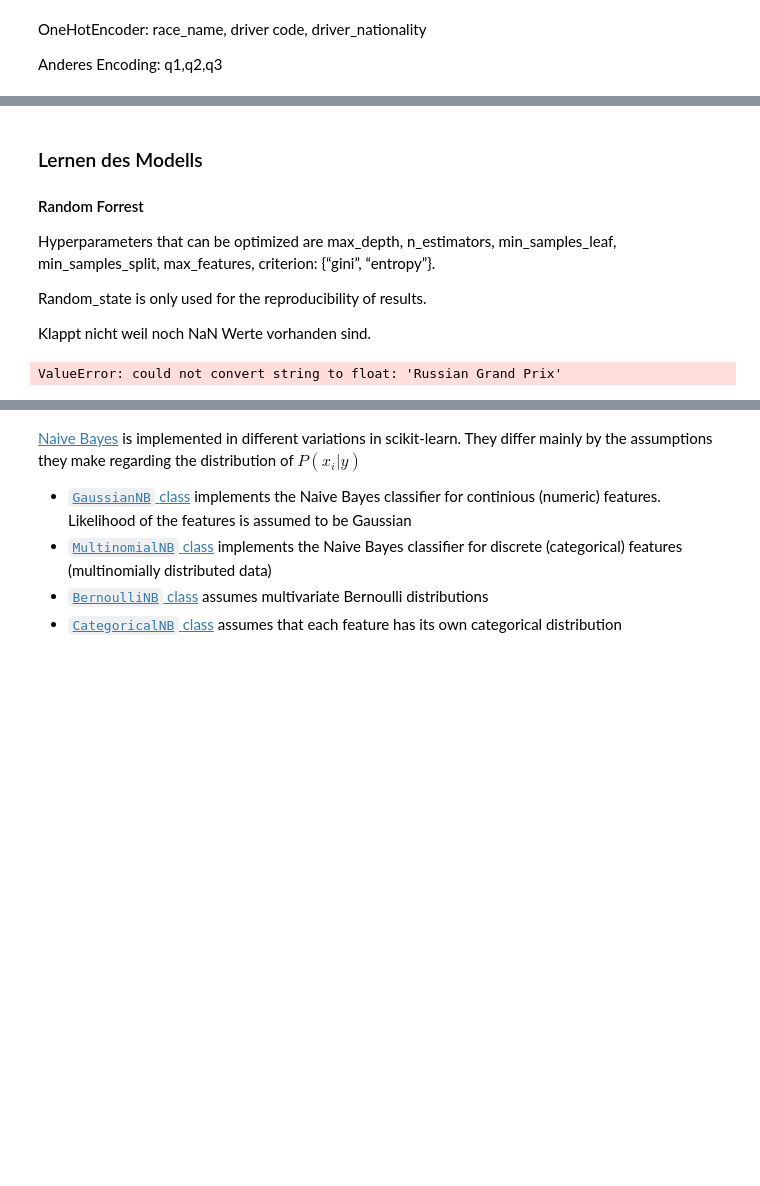
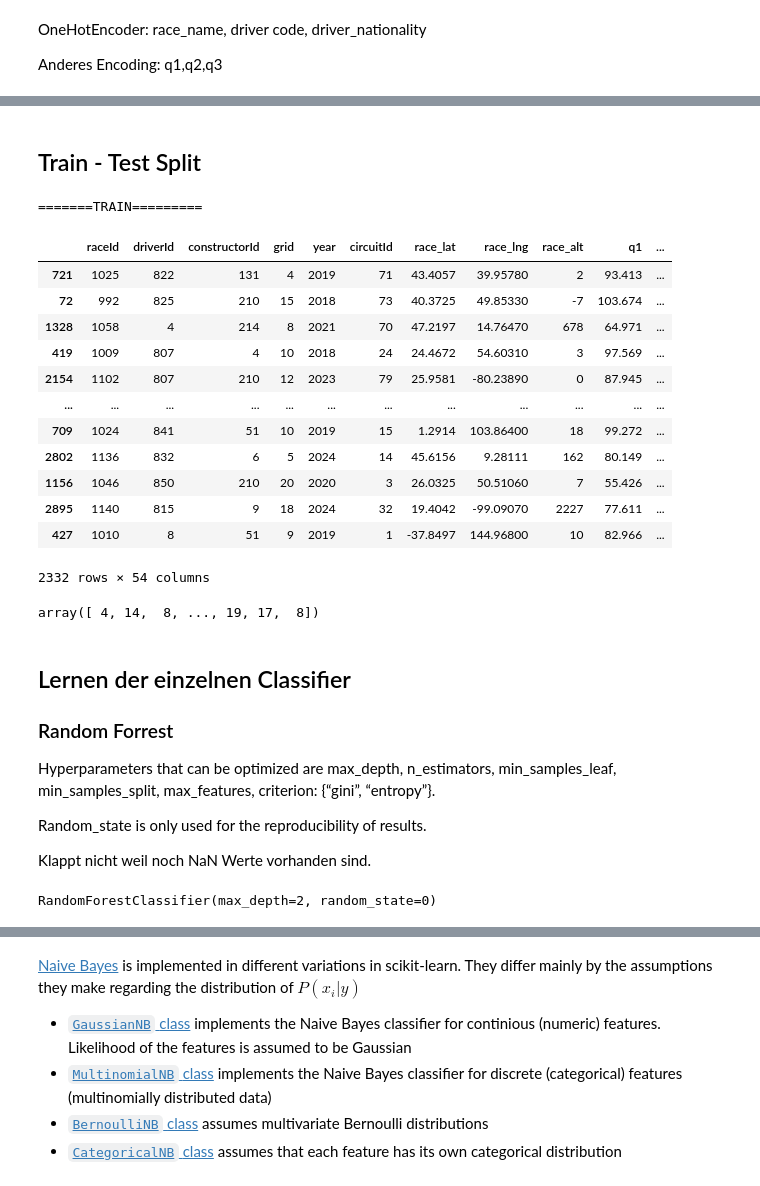
Before and after one commit to fengelnsbauer/ie500-data-mining-group7, a Jupyter notebook: src/model_learning.ipynb, the cells around one changed output, grey strips where cells are left out. Cells and saved outputs as stored; diff of their text form; code cells hidden in the pictures; blank space fills up the shorter version.

```diff
--- a/src/model_learning.ipynb
+++ b/src/model_learning.ipynb
@@ -230,18 +156,12 @@ AttributeError: 'float' object has no attribute 'split'
 # %%
-#Encoding des Trains sets:
+
 #Encoding: Target (positon could be encoded with LabelEncoder or leave it as it is since there are numeric values)
 
 from sklearn import preprocessing
-label_encoder = preprocessing.LabelEncoder()
-
-#Ordning encoding
-
-
-#Label encoding
 
 #One hot encoding
 encoderOH = preprocessing.OneHotEncoder()
-encoded = pd.DataFrame(encoderOH.fit_transform(df1_train[['race_name', 'driver_code', 'driver_nationality']]).toarray(), columns=encoderOH.get_feature_names_out(['race_name', 'driver_code', 'driver_nationality']))
+encoded = pd.DataFrame(encoderOH.fit_transform(df1[[ 'driver_nationality']]).toarray(), columns=encoderOH.get_feature_names_out([ 'driver_nationality']))
 
-df1_train_preprocessed = df1_train.drop(columns=['race_name', 'driver_code', 'driver_nationality'])
-df1_train_preprocessed = df1_train.join(encoded)
+df1_preprocessed = df1.drop(columns=[ 'driver_nationality'])
+df1_preprocessed = df1_preprocessed.join(encoded)
@@ -265,0 +168,6 @@ df1_test_preprocessed = df1_train.join(encoded)
+# %%
+#Entfernen der Zeilen mit NaN in Position
+df1_preprocessed = df1_preprocessed.dropna(subset=['position'])
+# %%
+df1_target = df1_preprocessed['position']
+df1_preprocessed = df1_preprocessed.drop(columns=['position'])
@@ -266,7 +177,34 @@ df1_test_preprocessed = df1_train.join(encoded)
+# %% [markdown]
+## Train - Test Split
+# %%
+from sklearn.model_selection import train_test_split
+
+df1_train, df1_test, df1_target_train, df1_target_test = train_test_split(
+    df1_preprocessed, df1_target,test_size=0.2, random_state=42, stratify=df1_target)
+
+print("=======TRAIN=========")
+display(df1_train)
+display(df1_target_train)
+# %% [output]
+=======TRAIN=========
+|  | raceId | driverId | constructorId | grid | year | circuitId | race_lat | race_lng | race_alt | q1 | ... |
+| 721 | 1025 | 822 | 131 | 4 | 2019 | 71 | 43.4057 | 39.95780 | 2 | 93.413 | ... |
+| 72 | 992 | 825 | 210 | 15 | 2018 | 73 | 40.3725 | 49.85330 | -7 | 103.674 | ... |
+| 1328 | 1058 | 4 | 214 | 8 | 2021 | 70 | 47.2197 | 14.76470 | 678 | 64.971 | ... |
+| 419 | 1009 | 807 | 4 | 10 | 2018 | 24 | 24.4672 | 54.60310 | 3 | 97.569 | ... |
+| 2154 | 1102 | 807 | 210 | 12 | 2023 | 79 | 25.9581 | -80.23890 | 0 | 87.945 | ... |
+| ... | ... | ... | ... | ... | ... | ... | ... | ... | ... | ... | ... |
+| 709 | 1024 | 841 | 51 | 10 | 2019 | 15 | 1.2914 | 103.86400 | 18 | 99.272 | ... |
+| 2802 | 1136 | 832 | 6 | 5 | 2024 | 14 | 45.6156 | 9.28111 | 162 | 80.149 | ... |
+| 1156 | 1046 | 850 | 210 | 20 | 2020 | 3 | 26.0325 | 50.51060 | 7 | 55.426 | ... |
+| 2895 | 1140 | 815 | 9 | 18 | 2024 | 32 | 19.4042 | -99.09070 | 2227 | 77.611 | ... |
+| 427 | 1010 | 8 | 51 | 9 | 2019 | 1 | -37.8497 | 144.96800 | 10 | 82.966 | ... |
+2332 rows × 54 columns
+array([ 4, 14,  8, ..., 19, 17,  8])
 # %% [markdown]
-### Lernen des Modells
+## Lernen der einzelnen Classifier
 
-#### Random Forrest
+### Random Forrest
 
 Hyperparameters that can be optimized are  max_depth, n_estimators, min_samples_leaf, min_samples_split, max_features, criterion: {“gini”, “entropy”}.
 
@@ -278,6 +216,6 @@ from sklearn.ensemble import RandomForestClassifier
 
 random_forest = RandomForestClassifier(max_depth=2, random_state=0) #Modell initialisieren
 
-random_forest.fit(df1_train_preprocessed, df1_target_train) #Lernvorgang des Modells
+random_forest.fit(df1_train, df1_target_train) #Lernvorgang des Modells
 # %% [output]
-ValueError: could not convert string to float: 'Russian Grand Prix'
+RandomForestClassifier(max_depth=2, random_state=0)
```
Also changed, not shown: parts of 69 cells of this notebook.
